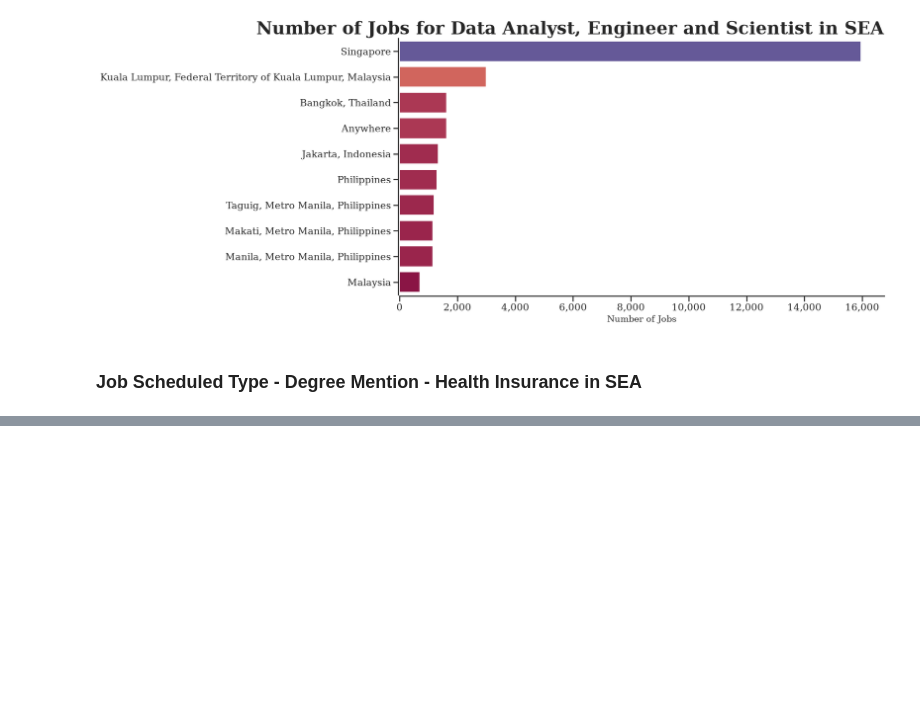
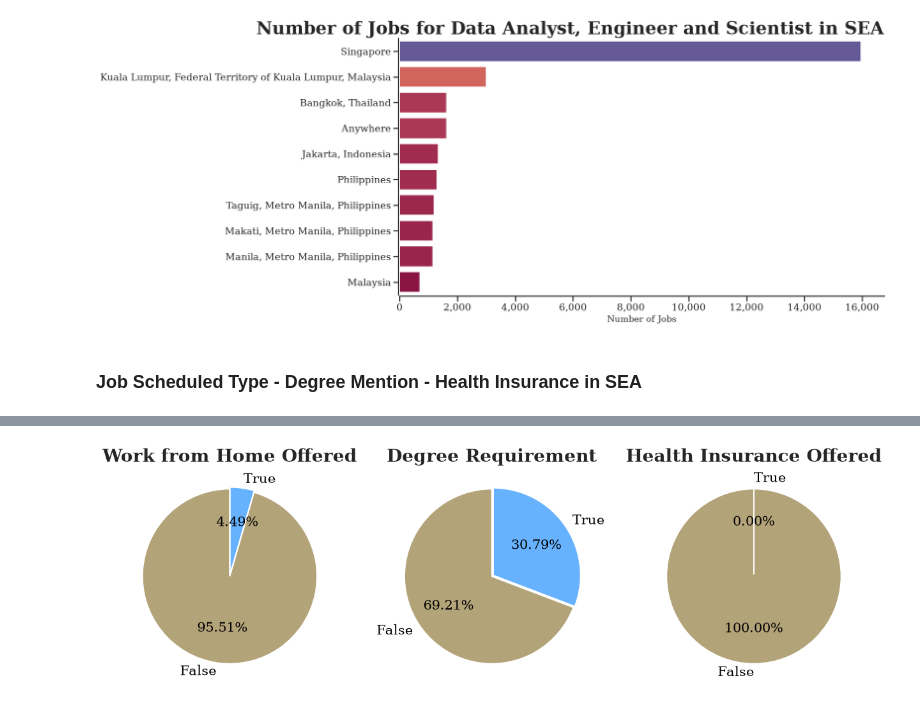
Before and after one commit to JohnnyQuant/Python_Data_Project, a Jupyter notebook: Project/1_EDA_Intro.ipynb, the cells around one changed output, grey strips where cells are left out. Drawn from its saved outputs; the diff is of its cells as text; code cells hidden in the pictures; blank space fills up the shorter version.

```diff
--- a/Project/1_EDA_Intro.ipynb
+++ b/Project/1_EDA_Intro.ipynb
@@ -245,0 +262,29 @@ plt.show()
+# %%
+# rewrite the above with a for loop
+dict_column = {
+    'job_work_from_home': 'Work from Home Offered',
+    'job_no_degree_mention': 'Degree Requirement',
+    'job_health_insurance': 'Health Insurance Offered'}
+
+fig, ax = plt.subplots(1, len(dict_column.keys()), figsize=(15, 8))
+
+
+for index, (column, title) in enumerate(dict_column.items()):
+
+    ax[index].pie(
+                    df_SEA[column].value_counts().reindex([False, True], fill_value=0)
+                    , labels = [False, True]
+                    , autopct = "%1.2f%%"
+                    , startangle = 90
+                    , explode=(0, 0.02)
+                    , textprops={'fontsize': 15, 'color': 'black'}
+                    , colors = ["#B3A378", "#66B2FF"])
+
+    ax[index].set_title(
+                        title
+                        , fontsize = 20
+                        , fontweight = 'bold')
+
+plt.show()
+# %% [output]
+[figure, added]
```
Also changed, not shown: parts of 1 cell of this notebook.
